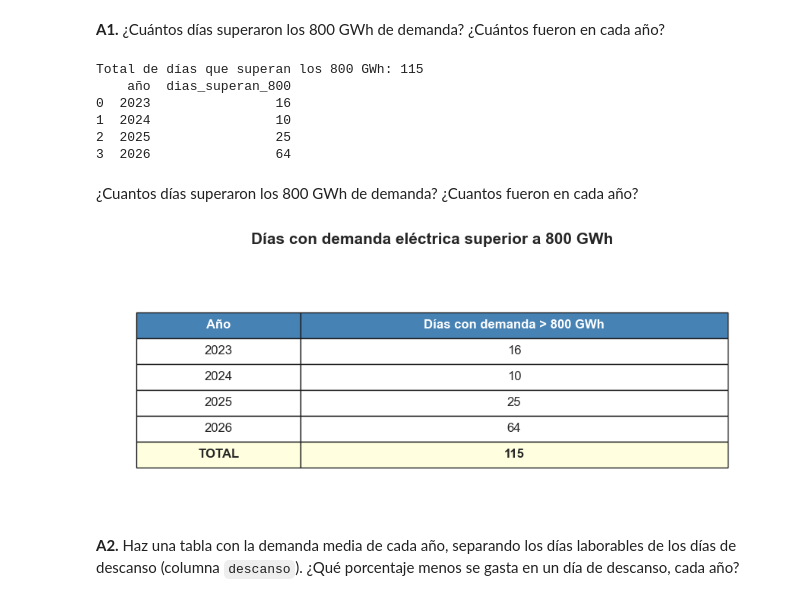
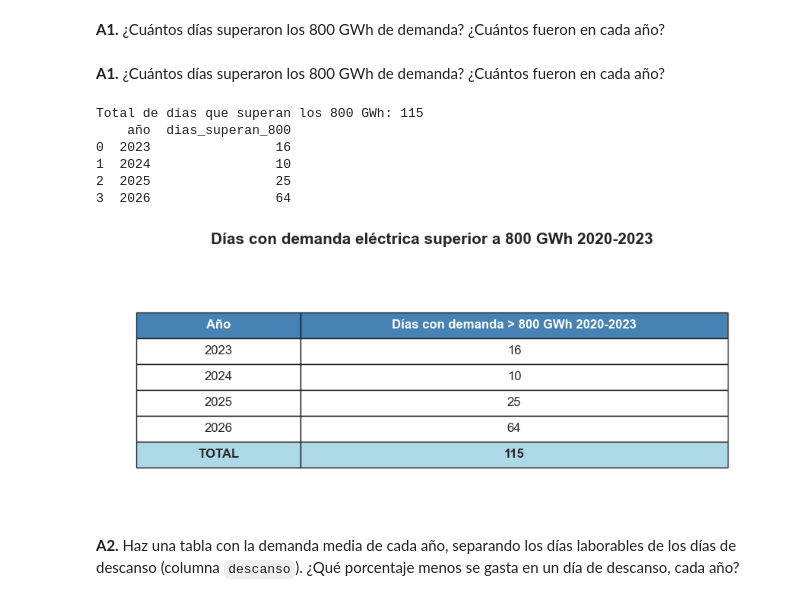
Before and after one commit to fabiolaalt/Proyecto_Consumo_Electricidad, a Jupyter notebook: Notebooks/Prueba_individual_plantilla 1.ipynb, the cells around one changed output. Drawn from its saved outputs; the diff is of its cells as text; code cells hidden in the pictures.

```diff
--- a/Notebooks/Prueba_individual_plantilla 1.ipynb
+++ b/Notebooks/Prueba_individual_plantilla 1.ipynb
@@ -65,32 +65,28 @@ Columnas de las tablas de la base de datos:
 Usa la tabla `dias`.
 # %% [markdown]
 **A1.** ¿Cuántos días superaron los 800 GWh de demanda? ¿Cuántos fueron en cada año?
-# %%
-
-dias_sup = dias[dias["demanda_gwh"] > 800]
-
-total_dias = por_anio["dias_superan_800"].sum()
-print("Total de días que superan los 800 GWh:", total_dias)
-
-# 4. Días por año
-por_anio = (
-    dias_sup
-    .groupby("año")
-    .size()
-    .rename("dias_superan_800")
-    .reset_index()
-)
-print(por_anio)
-# %% [output]
-Total de días que superan los 800 GWh: 115
-    año  dias_superan_800
-0  2023                16
-1  2024                10
-2  2025                25
-3  2026                64
-# %% [markdown]
-¿Cuantos días superaron los 800 GWh de demanda? ¿Cuantos fueron en cada año?
+# %% [markdown]
+**A1.** ¿Cuántos días superaron los 800 GWh de demanda? ¿Cuántos fueron en cada año?
 # %%
+# 1. Filtrar los días que superan los 800 GWh
+dias_sup = dias[dias["demanda_gwh"] > 800]
+
+# 2. Días por año (se crea primero por_anio)
+por_anio = (
+    dias_sup
+    .groupby("año")
+    .size()
+    .rename("dias_superan_800")
+    .reset_index()
+)
+
+# 3. Total de días (ahora por_anio ya existe)
+total_dias = por_anio["dias_superan_800"].sum()
+print("Total de días que superan los 800 GWh:", total_dias)
+
+# 4. Mostrar los días por año
+print(por_anio)
+
 total_dias = por_anio["dias_superan_800"].sum()
 
 # 2. Añadir la fila TOTAL
@@ -111,42 +107,48 @@ tabla = ax.table(
     cellText=tabla_dias.values,
     colLabels=[
         "Año",
-        "Días con demanda > 800 GWh"
+        "Días con demanda > 800 GWh 2020-2023"
     ],
     cellLoc="center",
     loc="center",
     colWidths=[0.25, 0.65]
 )
 
 tabla.auto_set_font_size(False)
 tabla.set_fontsize(12)
 tabla.scale(1, 2)
 
 for col in range(2):
     tabla[(0, col)].set_facecolor("steelblue")
     tabla[(0, col)].set_text_props(
         color="white",
         weight="bold"
     )
 
 ultima_fila = len(tabla_dias)
 
 for col in range(2):
-    tabla[(ultima_fila, col)].set_facecolor("lightyellow")
+    tabla[(ultima_fila, col)].set_facecolor("lightblue")
     tabla[(ultima_fila, col)].set_text_props(
         weight="bold"
     )
 
 ax.set_title(
-    "Días con demanda eléctrica superior a 800 GWh",
+    "Días con demanda eléctrica superior a 800 GWh 2020-2023",
     fontsize=15,
     fontweight="bold",
     pad=25
 )
 
 plt.tight_layout()
 plt.show()
 # %% [output]
+Total de días que superan los 800 GWh: 115
+    año  dias_superan_800
+0  2023                16
+1  2024                10
+2  2025                25
+3  2026                64
-[figure, old version]
+[figure, new version]
 # %% [markdown]
 **A2.** Haz una tabla con la demanda media de cada año, separando los días laborables de los días de descanso (columna `descanso`). ¿Qué porcentaje menos se gasta en un día de descanso, cada año?
```
Also changed, not shown: parts of 14 cells of this notebook.
